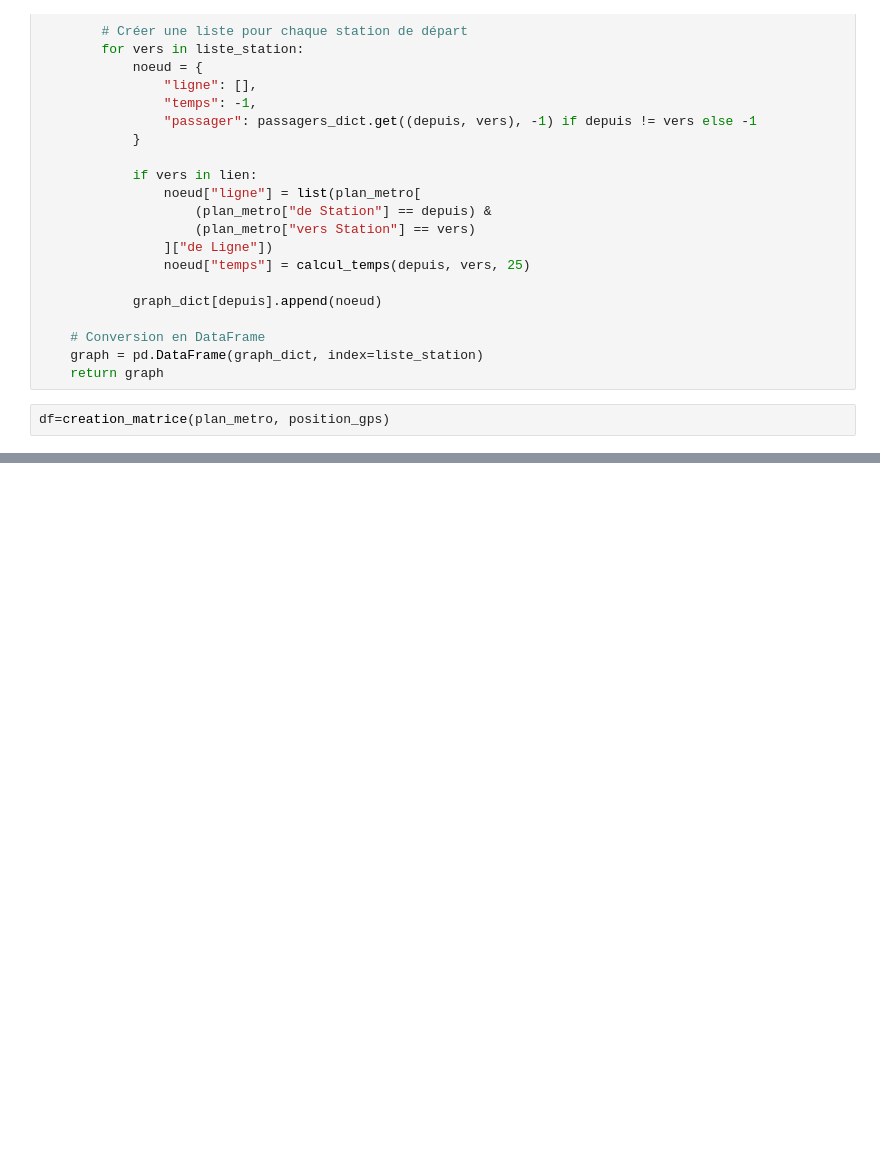
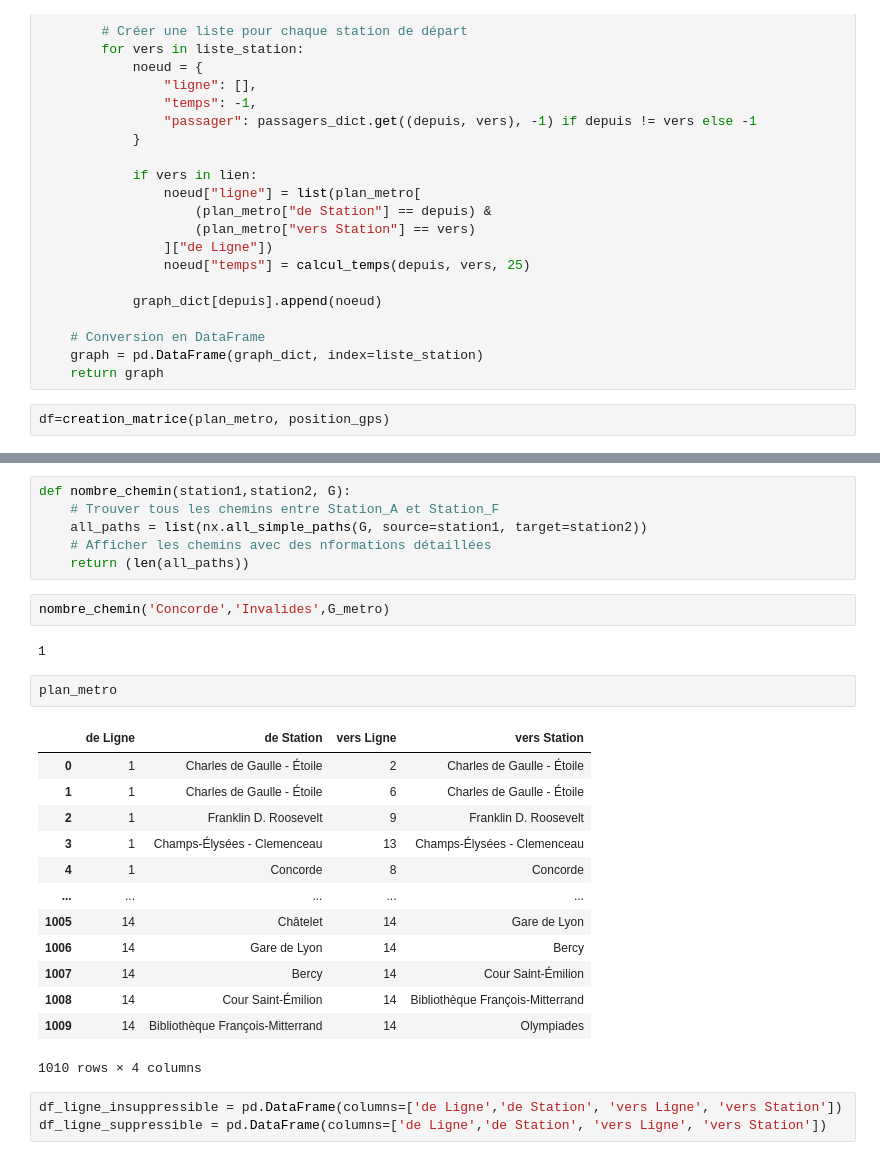
Before and after one commit to marcodamecourt/data_chall_alstom, a Jupyter notebook: data_chhall.ipynb, the cells around one changed output, grey strips where cells are left out. Cells and saved outputs as stored; diff of their text form; blank space fills up the shorter version.

```diff
--- a/data_chhall.ipynb
+++ b/data_chhall.ipynb
@@ -167,0 +227,29 @@ Name: Passy, Length: 261, dtype: object
+# %%
+def nombre_chemin(station1,station2, G):
+    # Trouver tous les chemins entre Station_A et Station_F
+    all_paths = list(nx.all_simple_paths(G, source=station1, target=station2))
+    # Afficher les chemins avec des nformations détaillées
+    return (len(all_paths))
+# %%
+nombre_chemin('Concorde','Invalides',G_metro)
+# %% [output]
+1
+# %%
+plan_metro
+# %% [output]
+|  | de Ligne | de Station | vers Ligne | vers Station |
+| 0 | 1 | Charles de Gaulle - Étoile | 2 | Charles de Gaulle - Étoile |
+| 1 | 1 | Charles de Gaulle - Étoile | 6 | Charles de Gaulle - Étoile |
+| 2 | 1 | Franklin D. Roosevelt | 9 | Franklin D. Roosevelt |
+| 3 | 1 | Champs-Élysées - Clemenceau | 13 | Champs-Élysées - Clemenceau |
+| 4 | 1 | Concorde | 8 | Concorde |
+| ... | ... | ... | ... | ... |
+| 1005 | 14 | Châtelet | 14 | Gare de Lyon |
+| 1006 | 14 | Gare de Lyon | 14 | Bercy |
+| 1007 | 14 | Bercy | 14 | Cour Saint-Émilion |
+| 1008 | 14 | Cour Saint-Émilion | 14 | Bibliothèque François-Mitterrand |
+| 1009 | 14 | Bibliothèque François-Mitterrand | 14 | Olympiades |
+1010 rows × 4 columns
+# %%
+df_ligne_insuppressible = pd.DataFrame(columns=['de Ligne','de Station', 'vers Ligne', 'vers Station'])
+df_ligne_suppressible = pd.DataFrame(columns=['de Ligne','de Station', 'vers Ligne', 'vers Station'])
```
Also changed, not shown: parts of 16 cells of this notebook, 2 other files.
